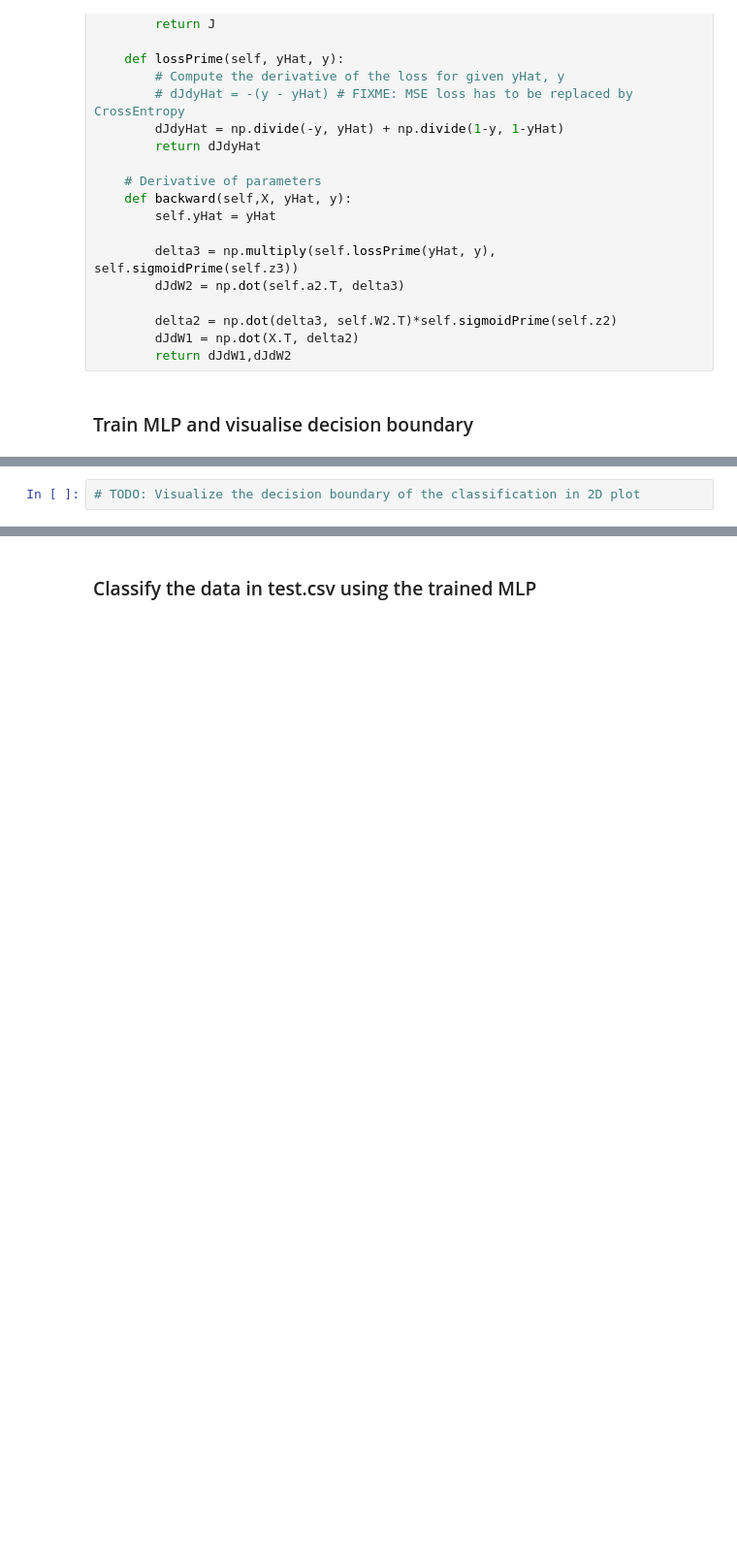
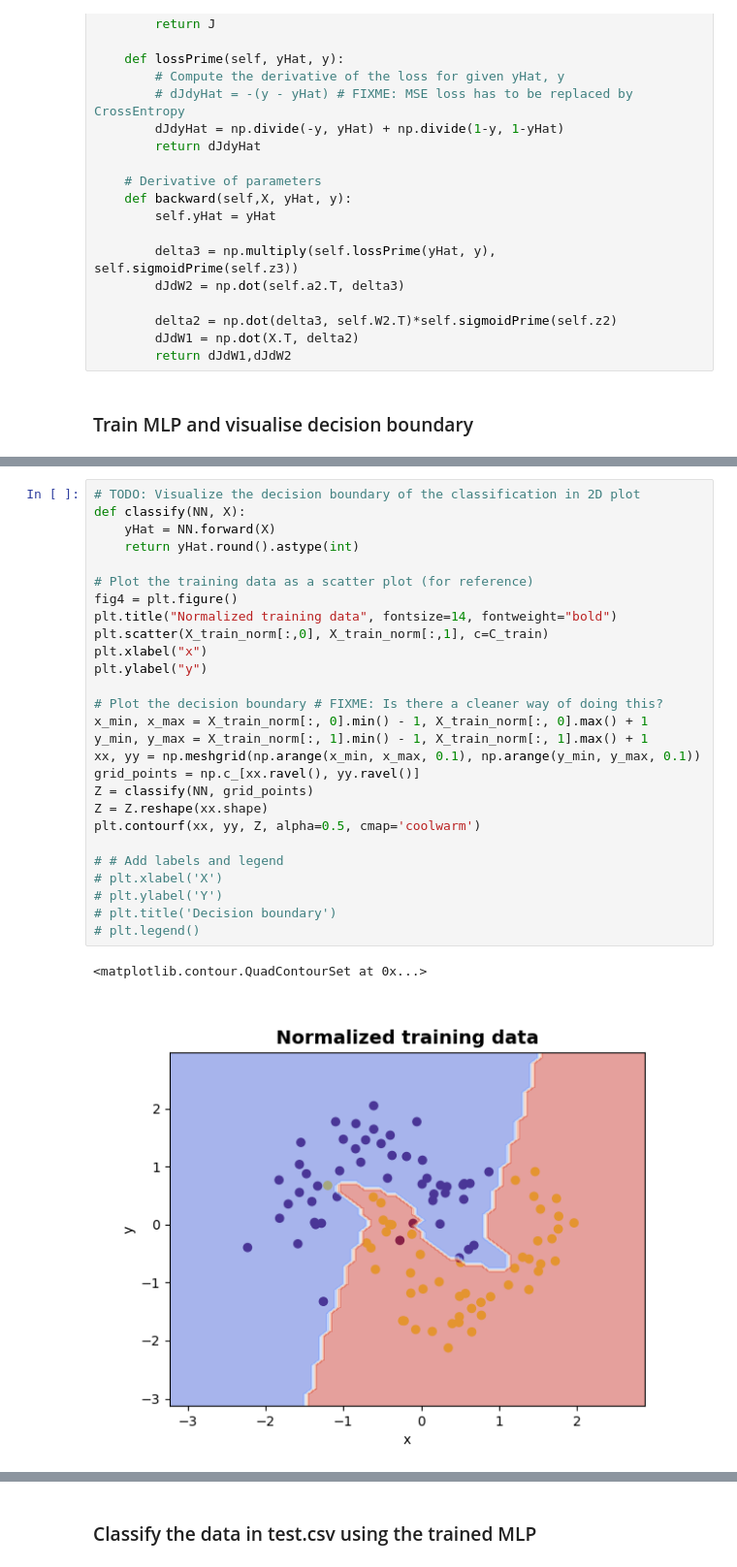
Before and after one commit to Alejandro-FA/UPF-Deep_Learning, a Jupyter notebook: P1/P1-Questions.ipynb, the cells around one changed output, grey strips where cells are left out. Shown: that part at 97% size. Drawn from its saved outputs; the diff is of its cells as text; blank space fills up the shorter version.

Commit message:
Decision boundary (ex1) done!

```diff
--- a/P1/P1-Questions.ipynb
+++ b/P1/P1-Questions.ipynb
@@ -161,5 +161,33 @@ Loss 9900=0.10304274724066975
-# %%
-# TODO: Visualize the decision boundary of the classification in 2D plot
+# %%
+# TODO: Visualize the decision boundary of the classification in 2D plot
+def classify(NN, X):
+    yHat = NN.forward(X)
+    return yHat.round().astype(int)
+
+# Plot the training data as a scatter plot (for reference)
+fig4 = plt.figure()
+plt.title("Normalized training data", fontsize=14, fontweight="bold")
+plt.scatter(X_train_norm[:,0], X_train_norm[:,1], c=C_train)
+plt.xlabel("x")
+plt.ylabel("y")
+
+# Plot the decision boundary # FIXME: Is there a cleaner way of doing this?
+x_min, x_max = X_train_norm[:, 0].min() - 1, X_train_norm[:, 0].max() + 1
+y_min, y_max = X_train_norm[:, 1].min() - 1, X_train_norm[:, 1].max() + 1
+xx, yy = np.meshgrid(np.arange(x_min, x_max, 0.1), np.arange(y_min, y_max, 0.1))
+grid_points = np.c_[xx.ravel(), yy.ravel()]
+Z = classify(NN, grid_points)
+Z = Z.reshape(xx.shape)
+plt.contourf(xx, yy, Z, alpha=0.5, cmap='coolwarm')
+
+# # Add labels and legend
+# plt.xlabel('X')
+# plt.ylabel('Y')
+# plt.title('Decision boundary')
+# plt.legend()
+# %% [output]
+<matplotlib.contour.QuadContourSet at 0x...>
+[figure, added]
 # %%
 %matplotlib widget
 
```
Also changed, not shown: parts of 2 cells of this notebook.
